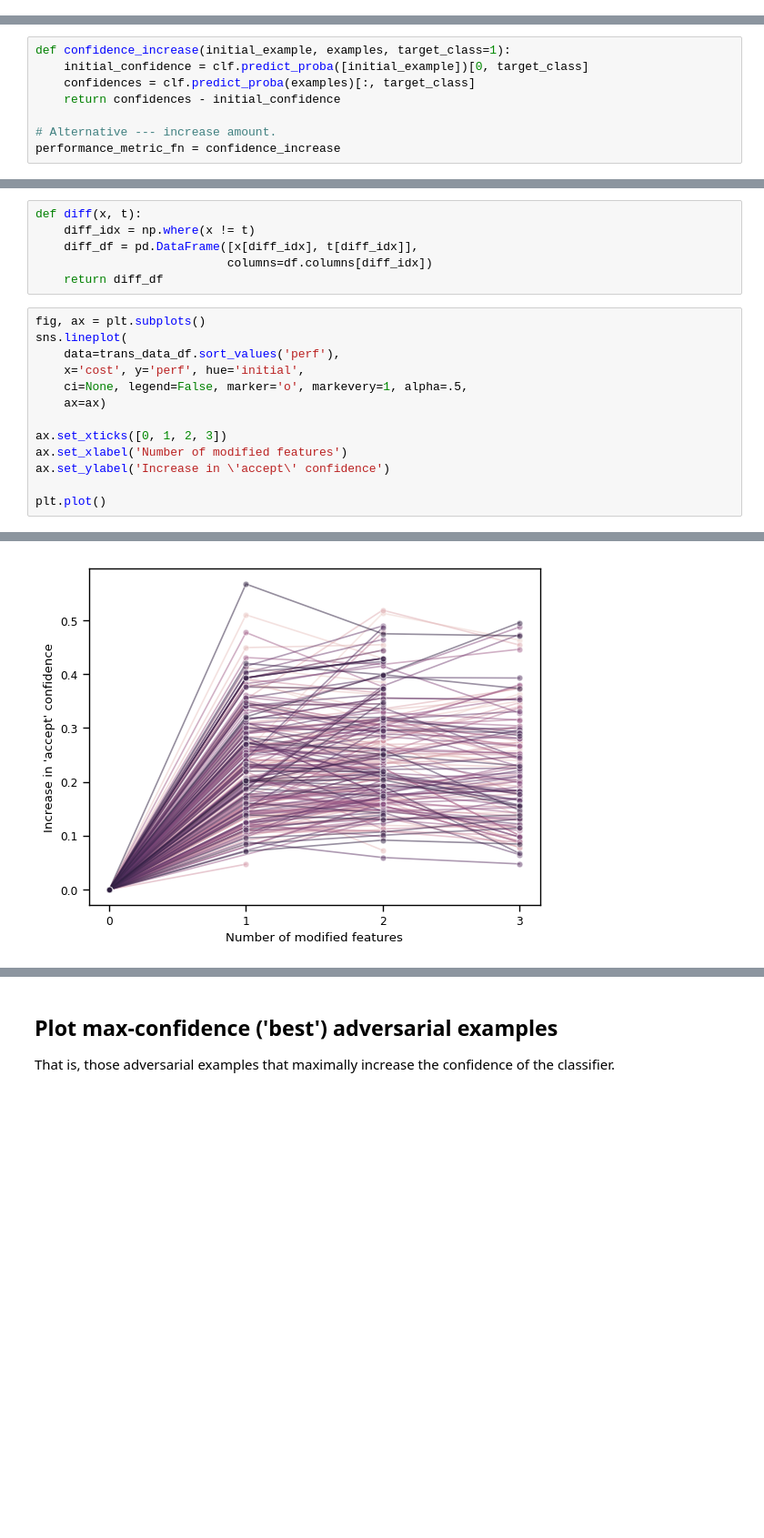
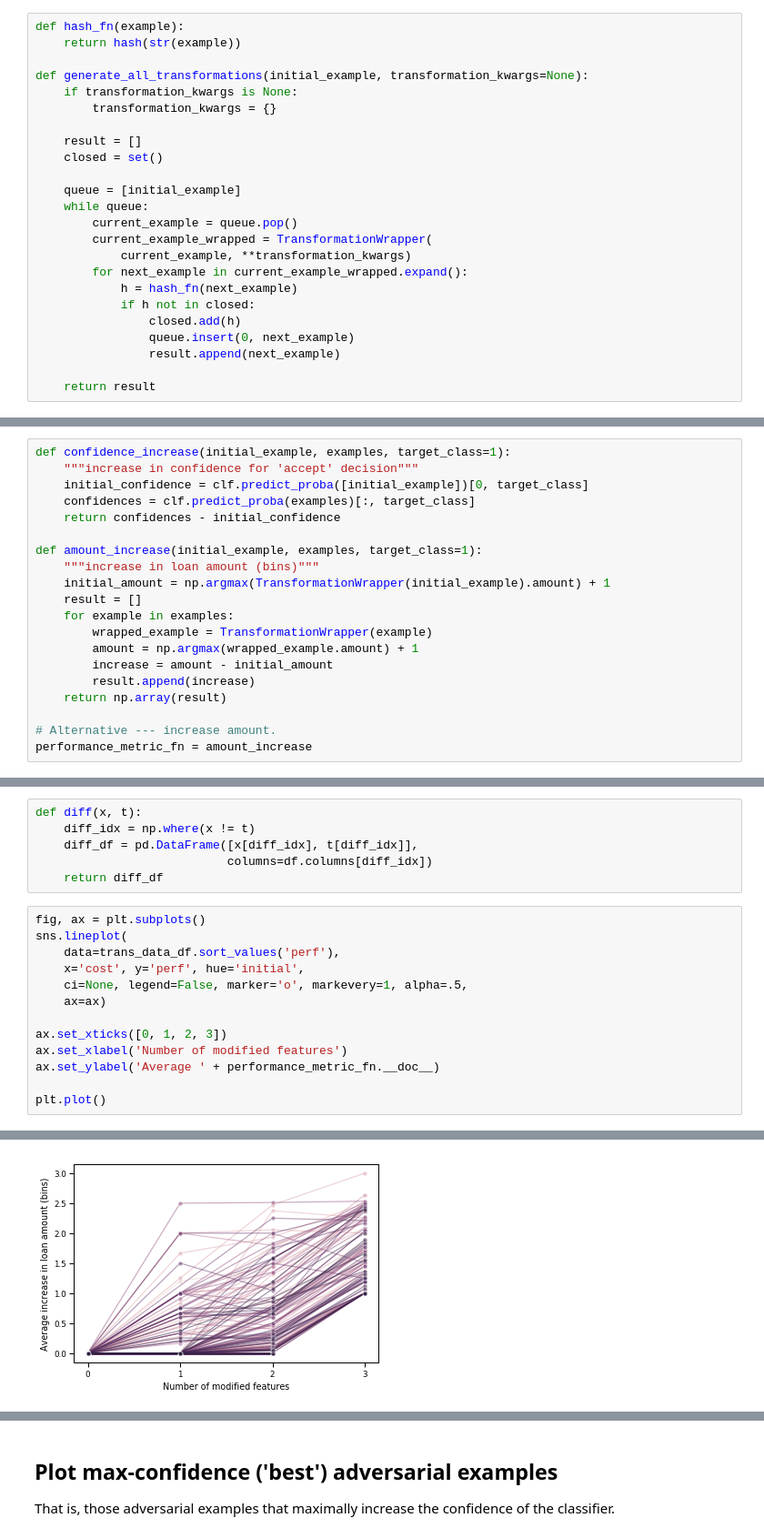
Before and after one commit to spring-epfl/pots, a Jupyter notebook: notebooks/credit.ipynb, the cells around one changed output, grey strips where cells are left out. Shown at 91% size. Cells and saved outputs as stored; diff of their text form; blank space fills up the shorter version.

```diff
--- a/notebooks/credit.ipynb
+++ b/notebooks/credit.ipynb
@@ -171,6 +190,30 @@ class TransformationWrapper(object):
         return 'TransformationWrapper({})'.format(self.root)
 # %% [markdown]
 # Adversarial test examples
+# %%
+def hash_fn(example):
+    return hash(str(example))
+
+def generate_all_transformations(initial_example, transformation_kwargs=None):
+    if transformation_kwargs is None:
+        transformation_kwargs = {}
+
+    result = []
+    closed = set()
+
+    queue = [initial_example]
+    while queue:
+        current_example = queue.pop()
+        current_example_wrapped = TransformationWrapper(
+            current_example, **transformation_kwargs)
+        for next_example in current_example_wrapped.expand():
+            h = hash_fn(next_example)
+            if h not in closed:
+                closed.add(h)
+                queue.insert(0, next_example)
+                result.append(next_example)
+
+    return result
 # %%
 def get_adversarial_transformations(clf, initial_example, target_class=1):
     assert clf.predict([example])[0] != target_class
@@ -189,12 +232,24 @@ cost_fn(example, transformations)
 array([1., 1., 1., 1., 2., 2., 2., 2., 2., 2.])
 # %%
 def confidence_increase(initial_example, examples, target_class=1):
+    """increase in confidence for 'accept' decision"""
     initial_confidence = clf.predict_proba([initial_example])[0, target_class]
     confidences = clf.predict_proba(examples)[:, target_class]
     return confidences - initial_confidence
 
+def amount_increase(initial_example, examples, target_class=1):
+    """increase in loan amount (bins)"""
+    initial_amount = np.argmax(TransformationWrapper(initial_example).amount) + 1
+    result = []
+    for example in examples:
+        wrapped_example = TransformationWrapper(example)
+        amount = np.argmax(wrapped_example.amount) + 1
+        increase = amount - initial_amount
+        result.append(increase)
+    return np.array(result)
+
 # Alternative --- increase amount.
-performance_metric_fn = confidence_increase
+performance_metric_fn = amount_increase
 # %%
 initial_example = X_test[10]
 perfs = performance_metric_fn(
@@ -241,19 +296,19 @@ def diff(x, t):
 # %%
 fig, ax = plt.subplots()
 sns.lineplot(
     data=trans_data_df.sort_values('perf'),
     x='cost', y='perf', hue='initial',
     ci=None, legend=False, marker='o', markevery=1, alpha=.5,
     ax=ax)
 
 ax.set_xticks([0, 1, 2, 3])
 ax.set_xlabel('Number of modified features')
-ax.set_ylabel('Increase in \'accept\' confidence')
+ax.set_ylabel('Average ' + performance_metric_fn.__doc__)
 
 plt.plot()
 # %% [output]
 []
-[figure, old version]
+[figure, new version]
 # %%
 fig, ax = plt.subplots()
 sns.lineplot(
```
Also changed, not shown: parts of 13 cells of this notebook.
